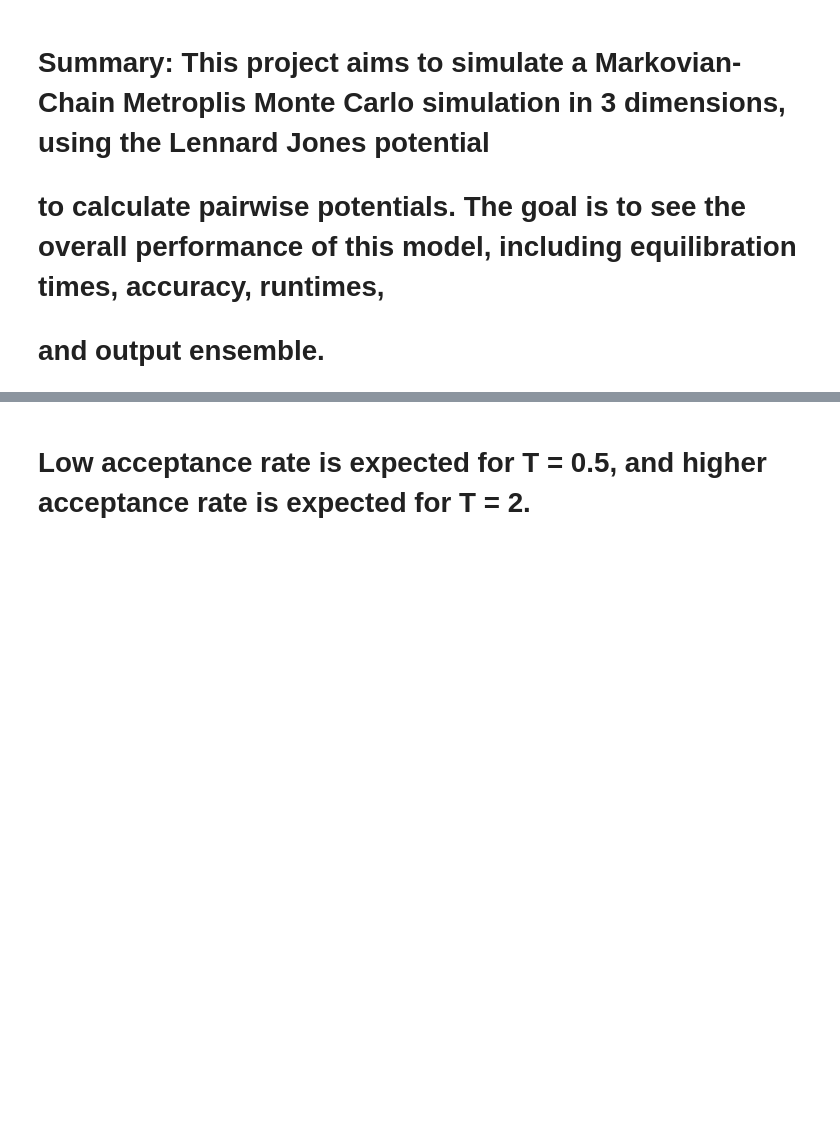
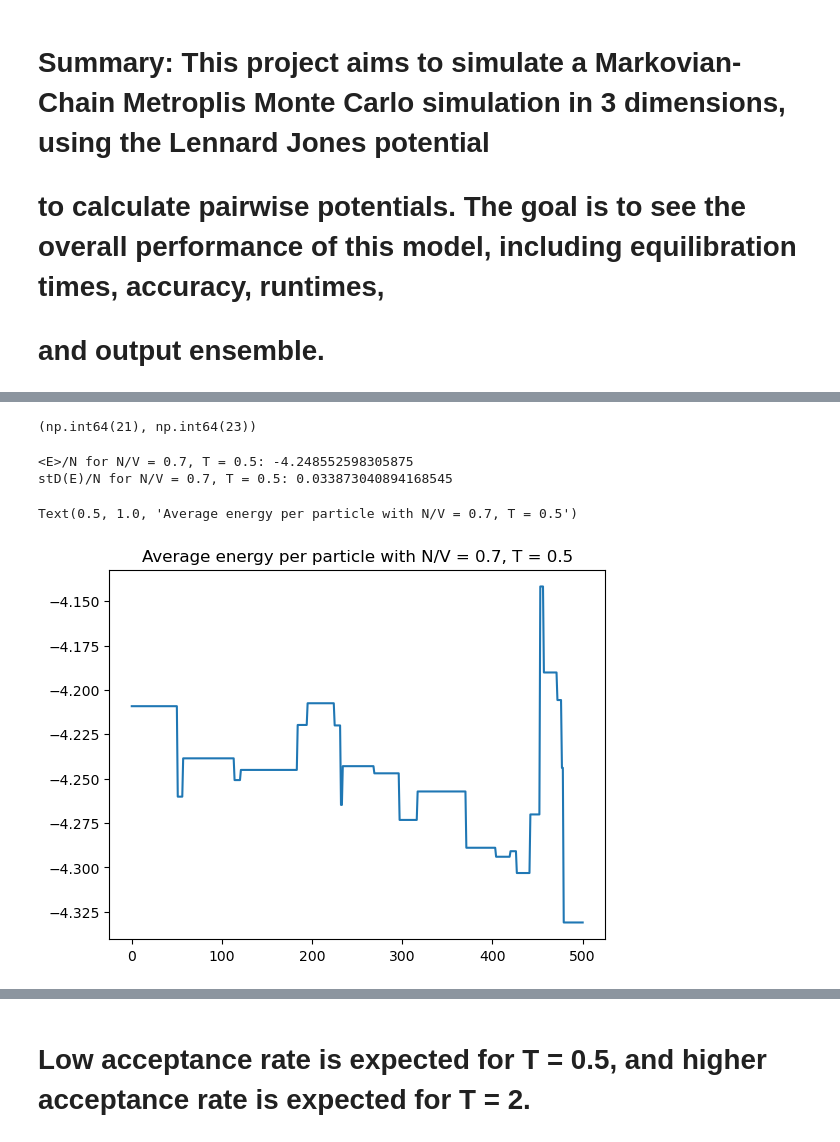
Before and after one commit to eridanirojas/563-rojas, a Jupyter notebook: 3DMCSampling.ipynb, the cells around one changed output, grey strips where cells are left out. Drawn from its saved outputs; the diff is of its cells as text; code cells hidden in the pictures; blank space fills up the shorter version.

```diff
--- a/3DMCSampling.ipynb
+++ b/3DMCSampling.ipynb
@@ -217,0 +241,16 @@ N = 14, T=2.0 simulation complete taking 110.96565064499919 seconds, with 45.068
+# %%
+autocorr1D(l_energies[0][9500:]) # 21 independent samples
+# %% [output]
+(np.int64(21), np.int64(23))
+# %%
+print("<E>/N for N/V = 0.7, T = 0.5:", np.average(l_energies[0][9500:])/ N[0])
+print("stD(E)/N for N/V = 0.7, T = 0.5:", np.std(l_energies[0][9500:])/ N[0])
+# %% [output]
+<E>/N for N/V = 0.7, T = 0.5: -4.248552598305875
+stD(E)/N for N/V = 0.7, T = 0.5: 0.033873040894168545
+# %%
+plt.plot(l_energies[0][9500:]/N[0])
+plt.title("Average energy per particle with N/V = 0.7, T = 0.5")
+# %% [output]
+Text(0.5, 1.0, 'Average energy per particle with N/V = 0.7, T = 0.5')
+[figure, added]
```
Also changed, not shown: parts of 34 cells of this notebook, 1 other file.
